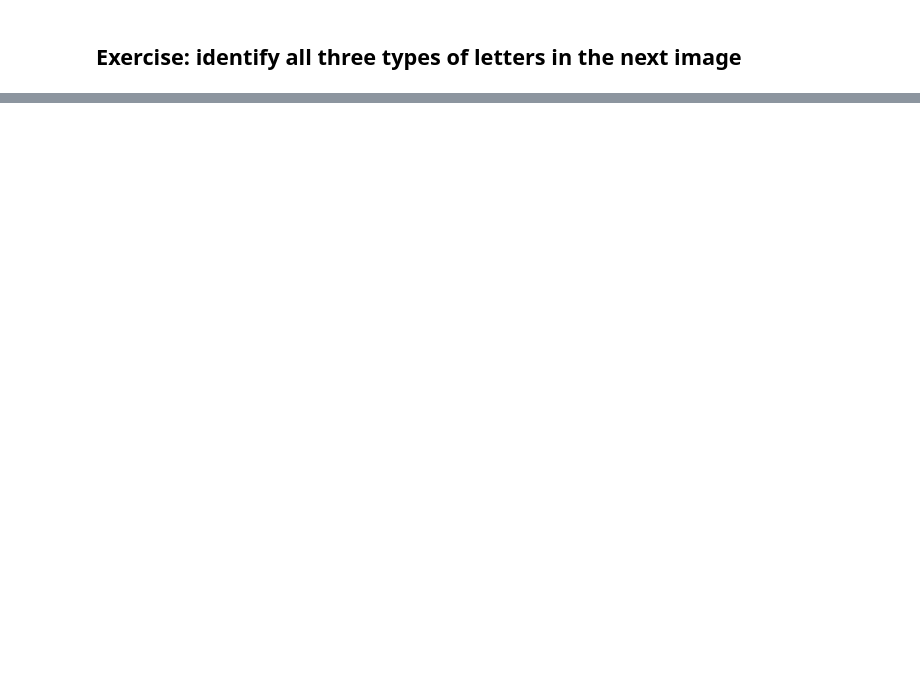
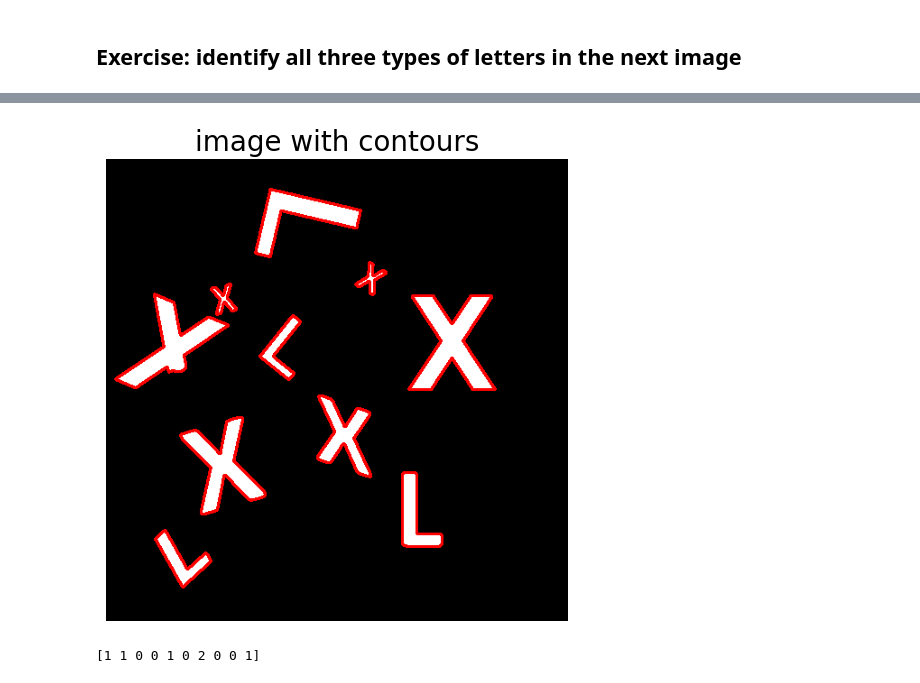
Before and after one commit to Matty-7/CS302-ComputerVision, a Jupyter notebook: 15_CV_notebook/15_identify_letters_unsupervised_IC.ipynb, the cells around one changed output, grey strips where cells are left out. Cells and saved outputs as stored; diff of their text form; code cells hidden in the pictures; blank space fills up the shorter version.

```diff
--- a/15_CV_notebook/15_identify_letters_unsupervised_IC.ipynb
+++ b/15_CV_notebook/15_identify_letters_unsupervised_IC.ipynb
@@ -109,0 +120,25 @@ plt.show()
+# %%
+# calculation of the contours in the images
+
+# cv.findContours(image, mode, method [, contours[, hierarchy[, offset]]])
+#
+# mode: cv2.RETR_LIST: retrieves all of the contours without establishing any hierarchical relationships.
+#
+# method: cv2.CHAIN_APPROX_NONE: stores absolutely all the contour points. That is, any 2
+# subsequent points (x1,y1) and (x2,y2) of the contour will be either horizontal, vertical or diagonal neig
+cont,hierarchy=cv2.findContours(img, cv2.RETR_LIST,cv2.CHAIN_APPROX_NONE)
+# %%
+# create color image to draw contours
+img_c = color.gray2rgb(img)
+
+# cv.drawContours(image, contours, contourIdx, color, thickness)
+# contourIdx: Parameter indicating a contour to draw. If negative, all the contours are drawn.
+image_plus = cv2.drawContours(img_c, cont, -1, (255,0,0), 2)
+
+plt.figure(figsize=(6,6))
+plt.imshow(image_plus)
+plt.axis('off')
+plt.title('image with contours', fontsize=20)
+plt.show()
+# %% [output]
+[figure, added]
@@ -109,0 +167,16 @@ plt.show()
+# %%
+from sklearn.cluster import KMeans
+from sklearn import preprocessing
+
+# finally use KMeans to cluster the fourier descriptors
+# Note: don't use the 0 order harmonic since it depends on the position of the object
+# already a few harmonics are sufficient
+# we use the absolute value of the complex fourier descriptors since the phase depends on the orientation of the object
+# we scale with the length of the contour, given by v.shape[0] -> soem scale invariance
+# we normalize the feature space
+X=preprocessing.normalize(np.absolute(FD[:,1:5]))
+kmeans=KMeans(n_clusters=3, n_init= 10).fit(X)
+
+print(kmeans.labels_)
+# %% [output]
+[1 1 0 0 1 0 2 0 0 1]
```
Also changed, not shown: parts of 7 cells of this notebook, 1 other file.
